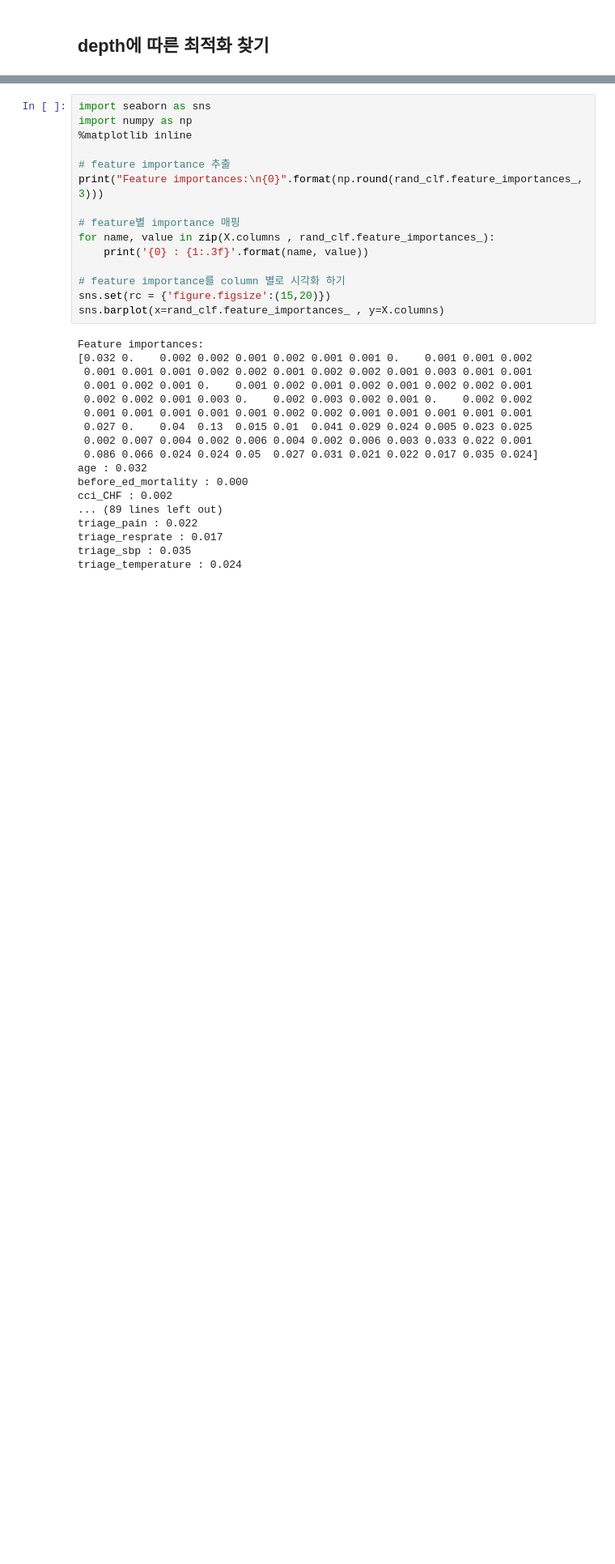
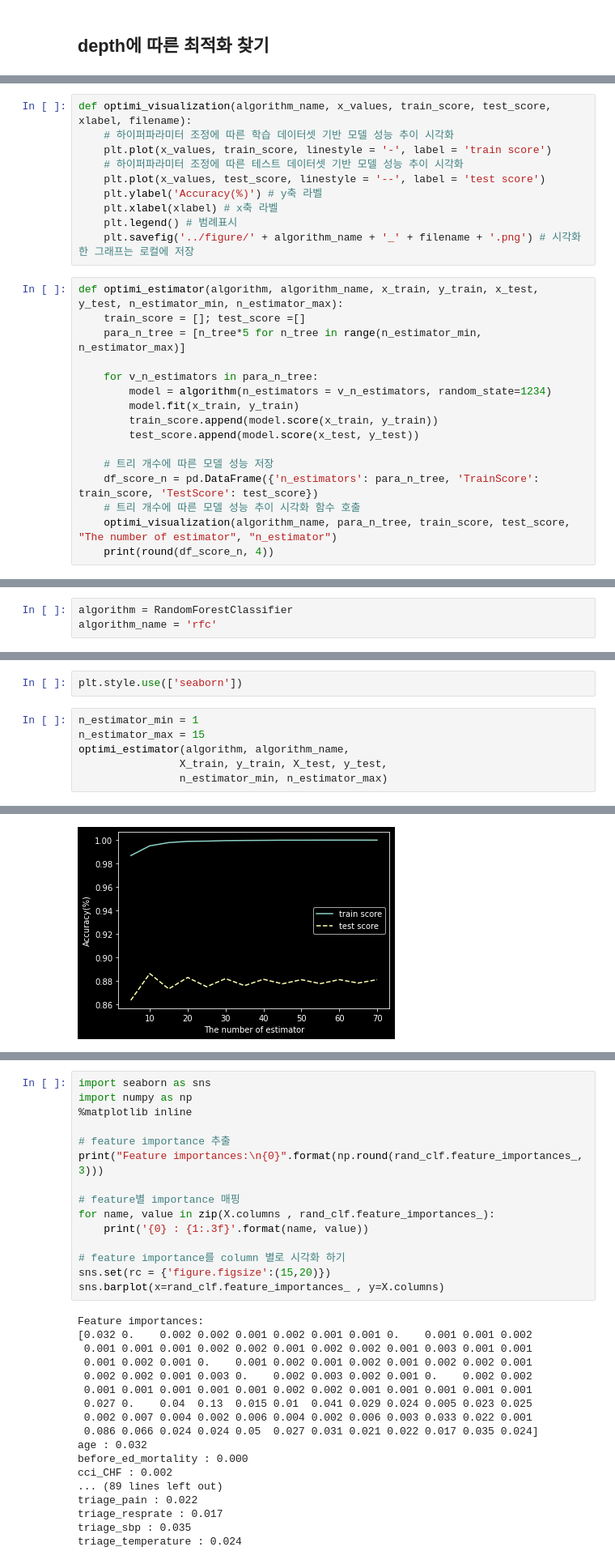
Before and after one commit to noseaj/mimiciv-High-blood-pressure, a Jupyter notebook: modeling/randomforest.ipynb, the cells around one changed output, grey strips where cells are left out. Shown at 81% size. Drawn from its saved outputs; the diff is of its cells as text; blank space fills up the shorter version.

```diff
--- a/modeling/randomforest.ipynb
+++ b/modeling/randomforest.ipynb
@@ -17,0 +36,26 @@ X_train, X_test, y_train, y_test = train_test_split(X, y, test_size=0.2, random_
+# %%
+def optimi_visualization(algorithm_name, x_values, train_score, test_score, xlabel, filename):
+    # 하이퍼파라미터 조정에 따른 학습 데이터셋 기반 모델 성능 추이 시각화
+    plt.plot(x_values, train_score, linestyle = '-', label = 'train score')
+    # 하이퍼파라미터 조정에 따른 테스트 데이터셋 기반 모델 성능 추이 시각화
+    plt.plot(x_values, test_score, linestyle = '--', label = 'test score')
+    plt.ylabel('Accuracy(%)') # y축 라벨
+    plt.xlabel(xlabel) # x축 라벨
+    plt.legend() # 범례표시
+    plt.savefig('../figure/' + algorithm_name + '_' + filename + '.png') # 시각화한 그래프는 로컬에 저장
+# %%
+def optimi_estimator(algorithm, algorithm_name, x_train, y_train, x_test, y_test, n_estimator_min, n_estimator_max):
+    train_score = []; test_score =[]
+    para_n_tree = [n_tree*5 for n_tree in range(n_estimator_min, n_estimator_max)]
+
+    for v_n_estimators in para_n_tree:
+        model = algorithm(n_estimators = v_n_estimators, random_state=1234)
+        model.fit(x_train, y_train)
+        train_score.append(model.score(x_train, y_train))
+        test_score.append(model.score(x_test, y_test))
+
+    # 트리 개수에 따른 모델 성능 저장
+    df_score_n = pd.DataFrame({'n_estimators': para_n_tree, 'TrainScore': train_score, 'TestScore': test_score})
+    # 트리 개수에 따른 모델 성능 추이 시각화 함수 호출
+    optimi_visualization(algorithm_name, para_n_tree, train_score, test_score, "The number of estimator", "n_estimator")
+    print(round(df_score_n, 4))
@@ -17,0 +186,3 @@ X_train, X_test, y_train, y_test = train_test_split(X, y, test_size=0.2, random_
+# %%
+algorithm = RandomForestClassifier
+algorithm_name = 'rfc'
@@ -17,0 +198,9 @@ X_train, X_test, y_train, y_test = train_test_split(X, y, test_size=0.2, random_
+# %%
+plt.style.use(['seaborn'])
+# %%
+n_estimator_min = 1
+n_estimator_max = 15
+optimi_estimator(algorithm, algorithm_name,
+                X_train, y_train, X_test, y_test,
+                n_estimator_min, n_estimator_max)
+# %% [output]
@@ -17,0 +222 @@ X_train, X_test, y_train, y_test = train_test_split(X, y, test_size=0.2, random_
+[figure, added]
```
Also changed, not shown: parts of 23 cells of this notebook, 15 other files.
